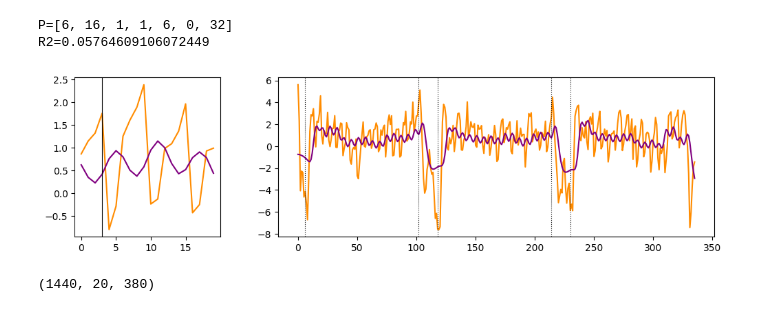
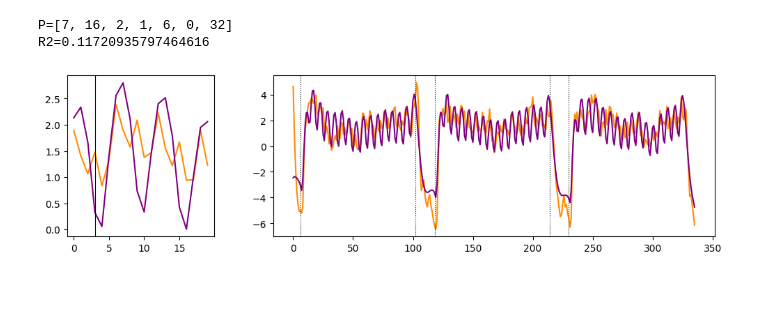
Before and after one commit to mnlmrc/extension-flexion-chords, a Jupyter notebook: notebooks/hrf_individual.ipynb, the cells around one changed output. Cells and saved outputs as stored; diff of their text form; code cells hidden in the pictures.

```diff
--- a/notebooks/hrf_individual.ipynb
+++ b/notebooks/hrf_individual.ipynb
@@ -17,49 +13,42 @@ figure directory found: figures/
 # %%
-sn = 101
+sn = 113
 H = 'L'
 roi = 'M1'
-glm = 1
+glm = 3
 
 HRF = Optimise_HRF(sn=sn, glm=glm, H=H,)
 
-#hrf_params = pd.read_csv(os.path.join(gl.baseDir, f'glm{glm}', 'hrf_params.tsv'), sep='\t')
-
-#P = hrf_params[hrf_params.sn==sn].reset_index()['P'][0].split(',')
-P = [6, 16, 1, 1, 6, 0, 32]
+P = [7, 16, 2, 1, 6, 0, 32]
 
 y_hat, y_adj, y_raw, y_cut_hat, y_cut_adj, y_cut_raw = HRF.manual(P, pre=3, post=16)
 
 y_cut_raw -= y_cut_raw.mean(axis=1, keepdims=True)
 y_raw -= y_raw.mean(axis=0, keepdims=True)
 
 R2 = calc_R2(y_adj, y_hat)
 
 print(f'P={P}')
 print(f'R2={R2}')
 
 y_raw_bl = np.array(np.split(y_raw, y_raw.shape[0] // gl.nTR, axis=0))
 y_adj_bl = np.array(np.split(y_adj, y_adj.shape[0] // gl.nTR, axis=0))
 y_hat_bl = np.array(np.split(y_hat, y_hat.shape[0] // gl.nTR, axis=0))
 
 fig, axs = plt.subplots(1, 2, gridspec_kw={'width_ratios': (1, 3)}, figsize=(12, 3), )
 
 axs[0].plot(y_cut_adj.mean(axis=(0, -1)), color='darkorange')
 axs[0].plot(y_cut_hat.mean(axis=(0, -1)), color='purple')
 axs[0].axvline(3, ls='-', lw=.8, color='k')
 axs[1].plot(y_adj_bl.mean(axis=(0, -1)) , color='darkorange')
 axs[1].plot(y_hat_bl.mean(axis=(0, -1)), color='purple')
 axs[1].axvline(6, ls=':', lw=.8, color='k')
 axs[1].axvline(102, ls=':', lw=.8, color='k')
 axs[1].axvline(118, ls=':', lw=.8, color='k')
 axs[1].axvline(214, ls=':', lw=.8, color='k')
 axs[1].axvline(230, ls=':', lw=.8, color='k')
 
 plt.show()
 # %% [output]
-P=[6, 16, 1, 1, 6, 0, 32]
-R2=0.05764609106072449
+P=[7, 16, 2, 1, 6, 0, 32]
+R2=0.11720935797464616
-[figure, old version]
+[figure, new version]
-# %%
-y_cut_hat.shape
-# %% [output]
-(1440, 20, 380)
```
Also changed, not shown: parts of 10 cells of this notebook, 9 other files.
